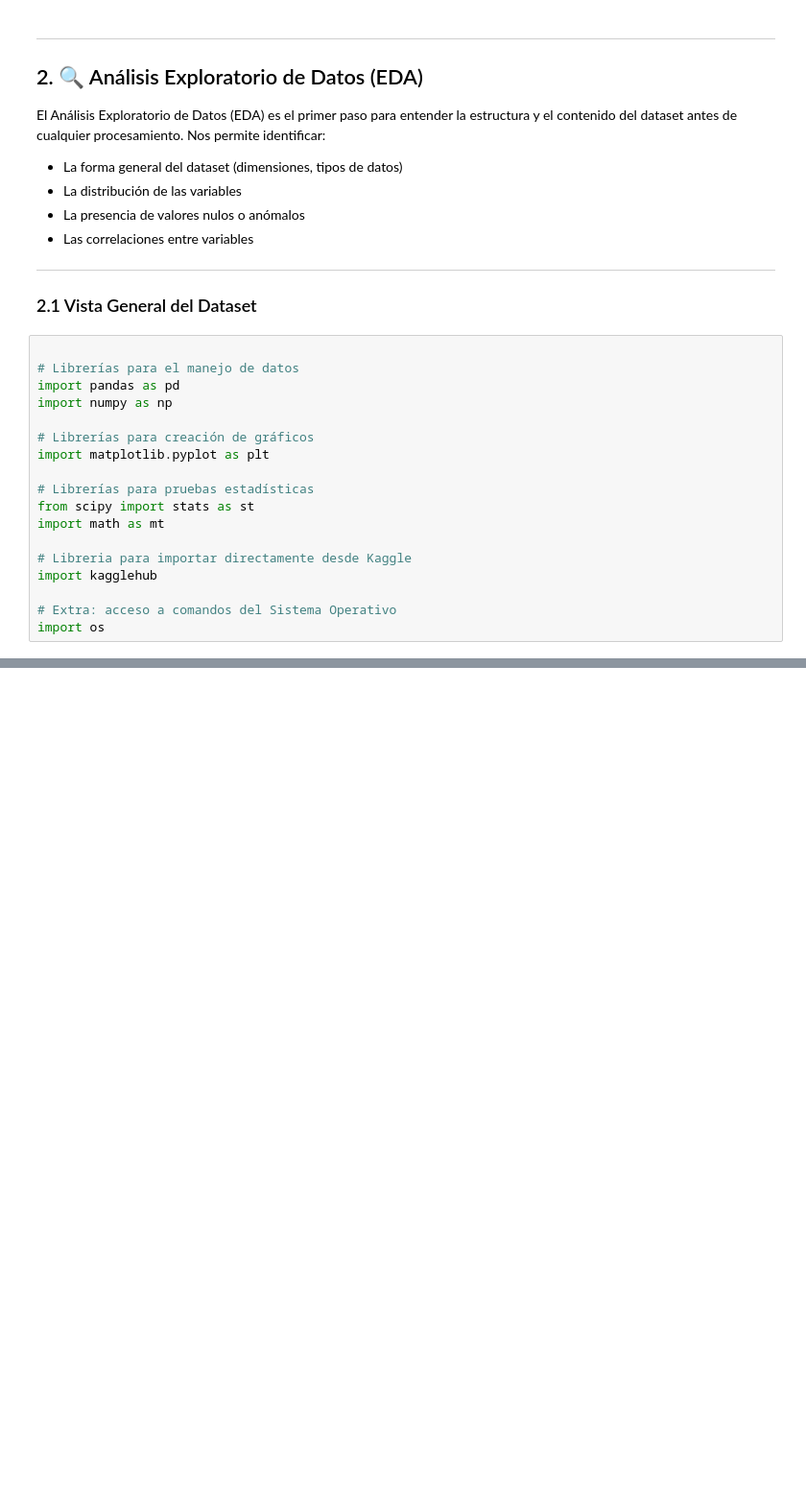
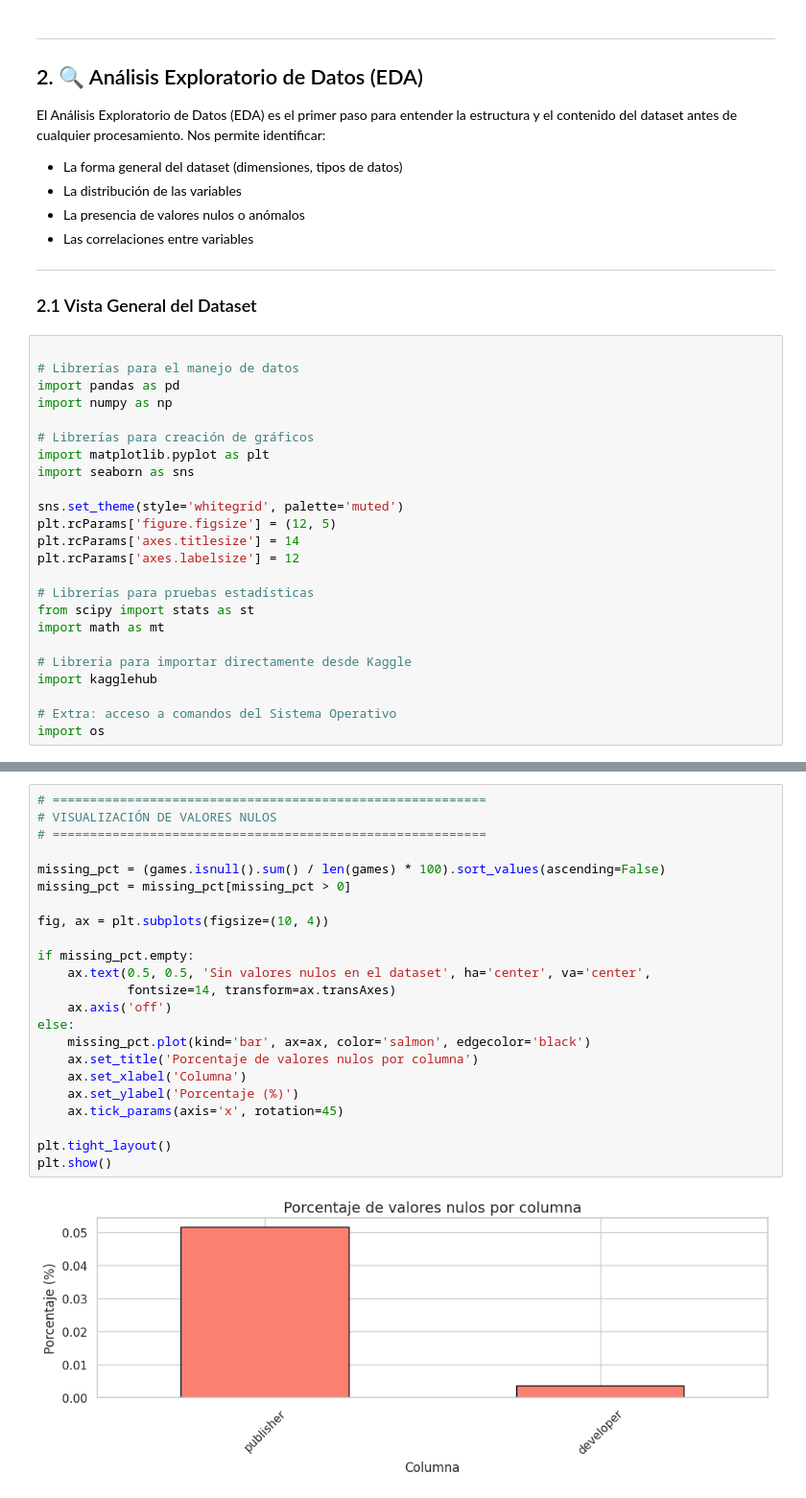
Before and after one commit to SantuMartire/Practicas-de-Machine-Learning, a Jupyter notebook: Pre_Entrega_Proyecto_Integrador.ipynb, the cells around one changed output, grey strips where cells are left out. Shown at 96% size. Drawn from its saved outputs; the diff is of its cells as text; blank space fills up the shorter version.

```diff
--- a/Pre_Entrega_Proyecto_Integrador.ipynb
+++ b/Pre_Entrega_Proyecto_Integrador.ipynb
@@ -89,6 +83,12 @@ import numpy as np
 
 # Librerías para creación de gráficos
 import matplotlib.pyplot as plt
+import seaborn as sns
+
+sns.set_theme(style='whitegrid', palette='muted')
+plt.rcParams['figure.figsize'] = (12, 5)
+plt.rcParams['axes.titlesize'] = 14
+plt.rcParams['axes.labelsize'] = 12
 
 # Librerías para pruebas estadísticas
 from scipy import stats as st
@@ -205,0 +212,25 @@ dtype: int64
+# %%
+# ==========================================================
+# VISUALIZACIÓN DE VALORES NULOS
+# ==========================================================
+
+missing_pct = (games.isnull().sum() / len(games) * 100).sort_values(ascending=False)
+missing_pct = missing_pct[missing_pct > 0]
+
+fig, ax = plt.subplots(figsize=(10, 4))
+
+if missing_pct.empty:
+    ax.text(0.5, 0.5, 'Sin valores nulos en el dataset', ha='center', va='center',
+            fontsize=14, transform=ax.transAxes)
+    ax.axis('off')
+else:
+    missing_pct.plot(kind='bar', ax=ax, color='salmon', edgecolor='black')
+    ax.set_title('Porcentaje de valores nulos por columna')
+    ax.set_xlabel('Columna')
+    ax.set_ylabel('Porcentaje (%)')
+    ax.tick_params(axis='x', rotation=45)
+
+plt.tight_layout()
+plt.show()
+# %% [output]
+[figure, added]
```
Also changed, not shown: parts of 31 cells of this notebook.
